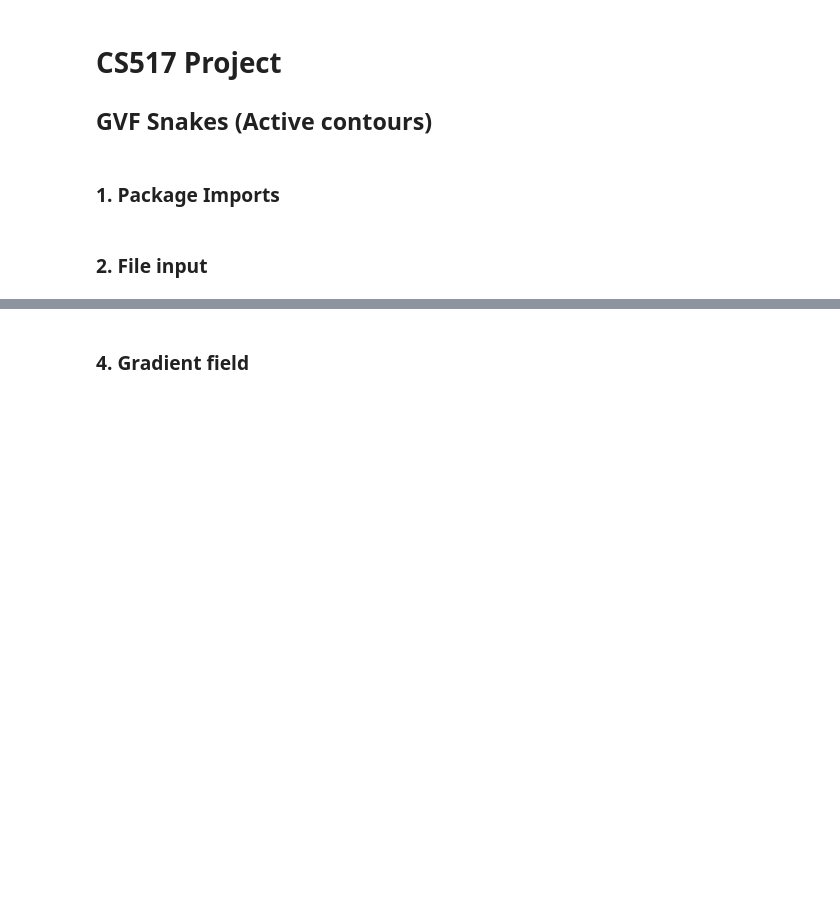
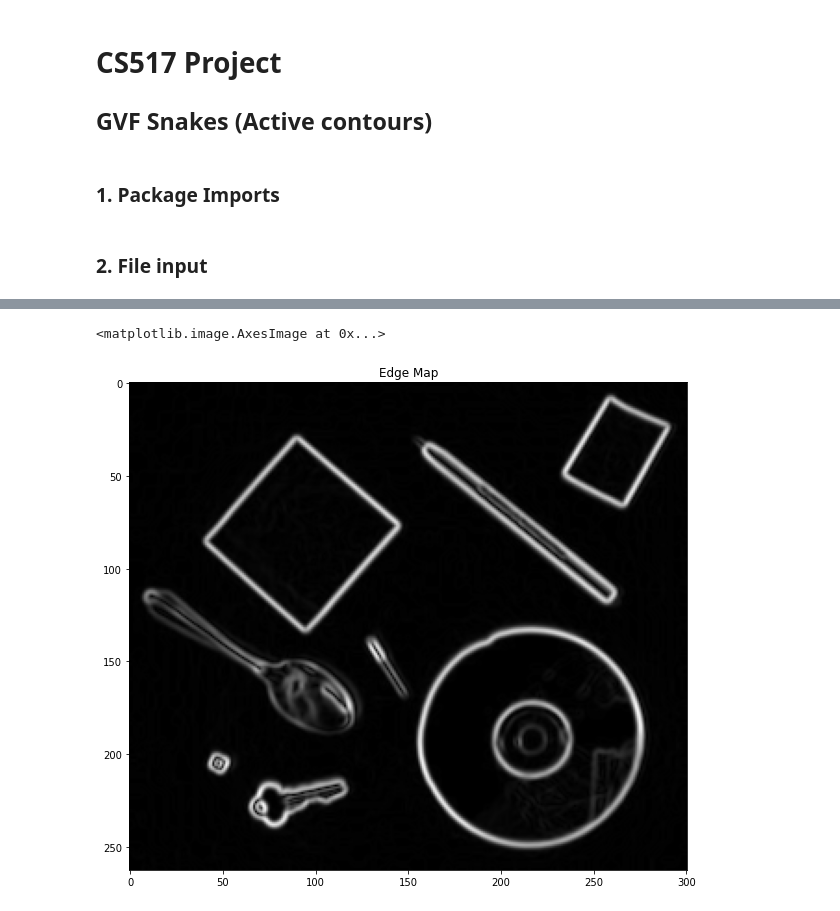
Before and after one commit to aneeketMangal/Gradient-Vector-Field-Snake, a Jupyter notebook: main/main.ipynb, the cells around one changed output, grey strips where cells are left out. Drawn from its saved outputs; the diff is of its cells as text; code cells hidden in the pictures; blank space fills up the shorter version.

```diff
--- a/main/main.ipynb
+++ b/main/main.ipynb
@@ -53,2 +61,15 @@ edgeMap = skimage_filter.sobel(blurImg)
-# %% [markdown]
-### 4. Gradient field
+# %%
+blurImg = cv2.GaussianBlur(img, (5, 5), 0)
+gradX = cv2.Sobel(blurImg, cv2.CV_64F, 1, 0) # taking gradient in X direction
+gradY = cv2.Sobel(blurImg, cv2.CV_64F, 0, 1) # taking gradient in Y direction
+# calculating sqrt((gradX)**2 + (gradY)**2)
+edgeMap = np.sqrt((gradX**2) + (gradY**2))
+edgeMap = skimage_filter.sobel(blurImg)
+
+plt.figure(figsize=(10, 10))
+plt.subplot(1, 1, 1)
+plt.title("Edge Map")
+plt.imshow(edgeMap, cmap="gray")
+# %% [output]
+<matplotlib.image.AxesImage at 0x...>
+[figure, added]
```
Also changed, not shown: parts of 16 cells of this notebook, 1 other file.
